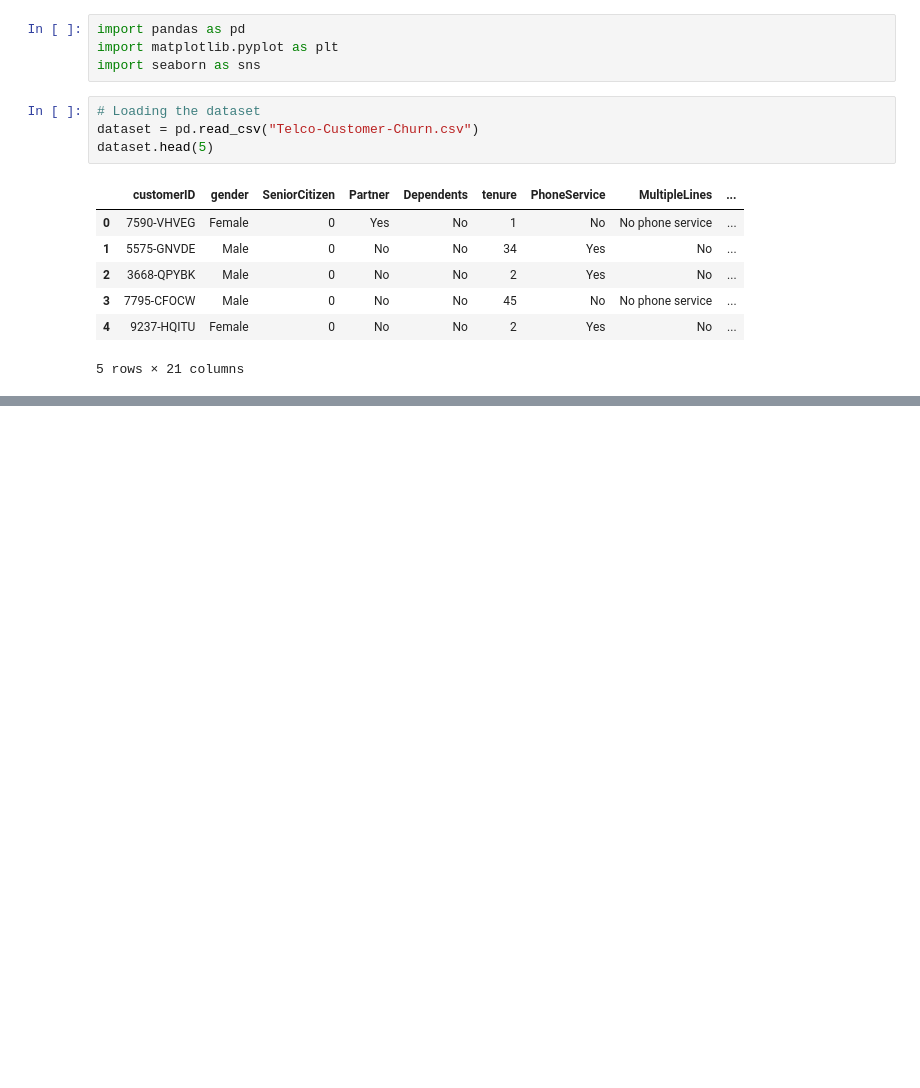
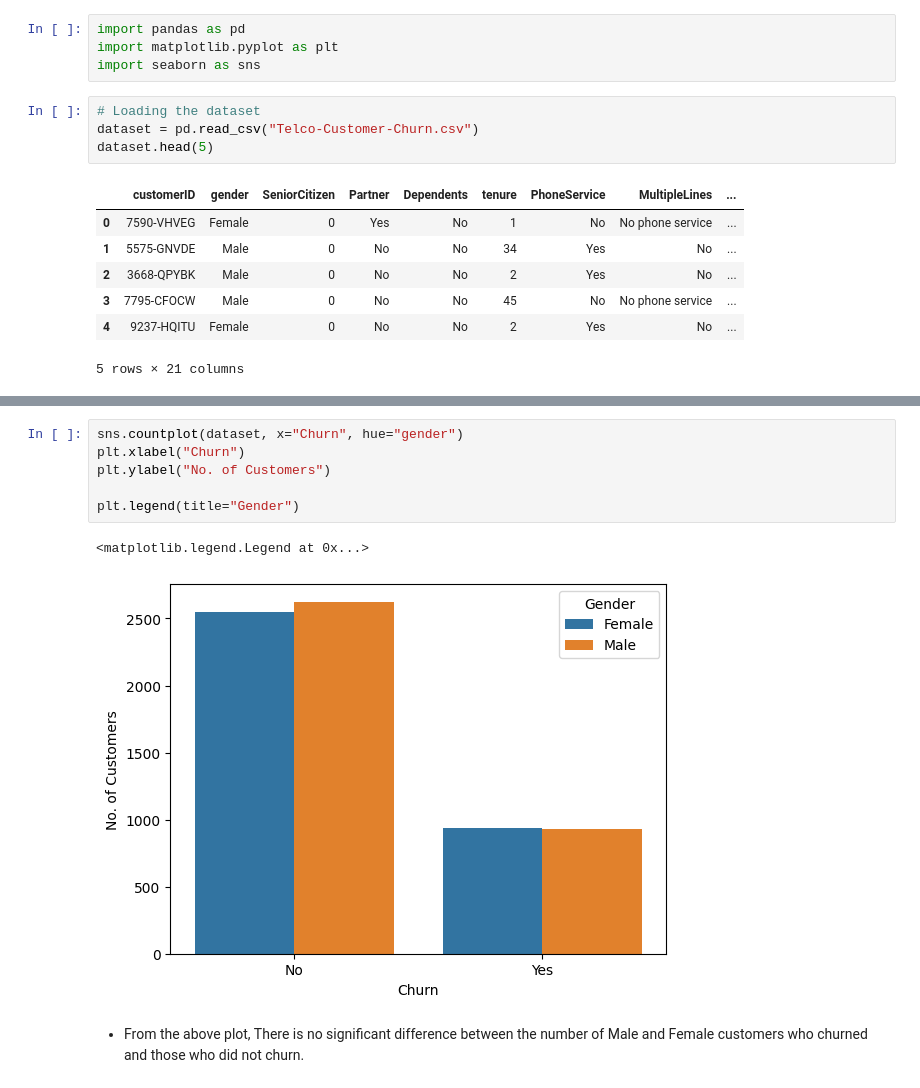
Before and after one commit to mut-rogers/customer_churn, a Jupyter notebook: churn.ipynb, the cells around one changed output, grey strips where cells are left out. Drawn from its saved outputs; the diff is of its cells as text; blank space fills up the shorter version.

```diff
--- a/churn.ipynb
+++ b/churn.ipynb
@@ -16,0 +127,11 @@ dataset.head(5)
+# %%
+sns.countplot(dataset, x="Churn", hue="gender")
+plt.xlabel("Churn")
+plt.ylabel("No. of Customers")
+
+plt.legend(title="Gender")
+# %% [output]
+<matplotlib.legend.Legend at 0x...>
+[figure, added]
+# %% [markdown]
+- From the above plot, There is no significant difference between the number of Male and Female customers who churned and those who did not churn.
```
Also changed, not shown: parts of 13 cells of this notebook, 1 other file.
